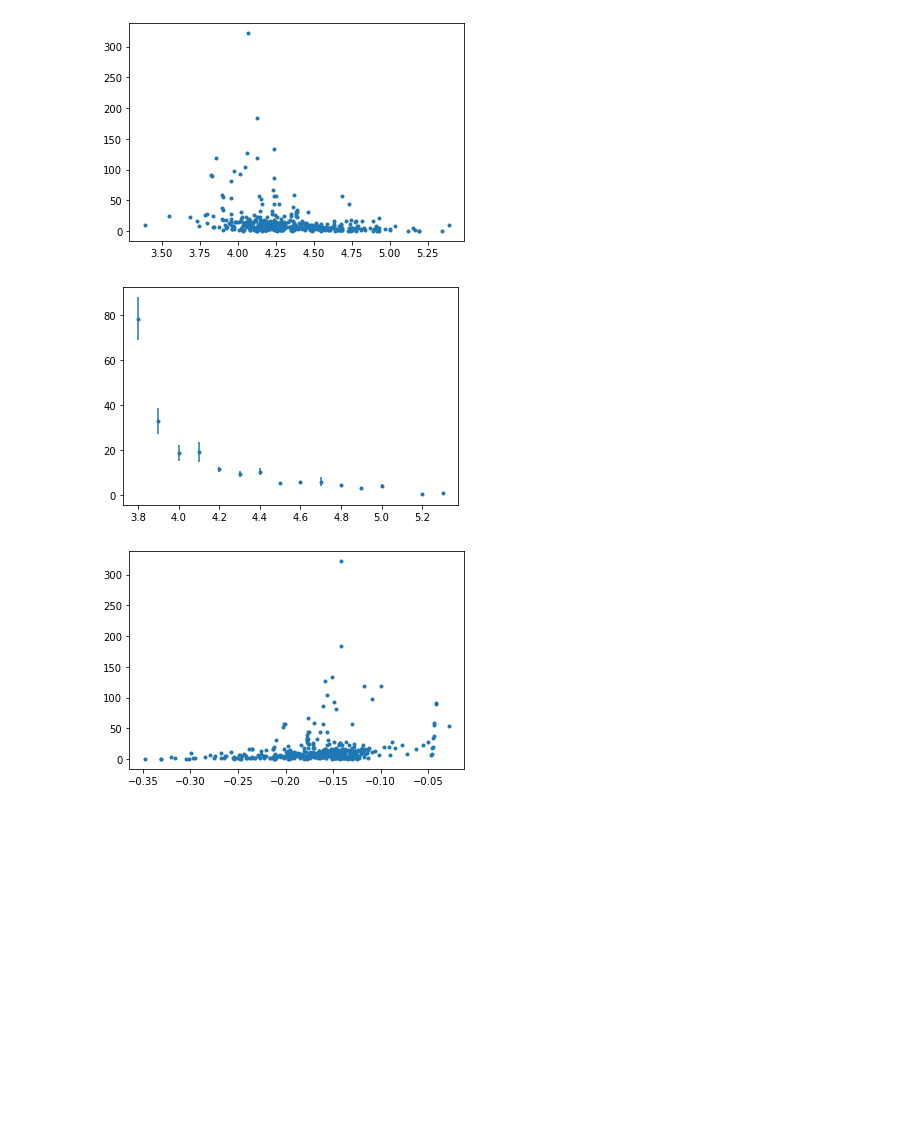
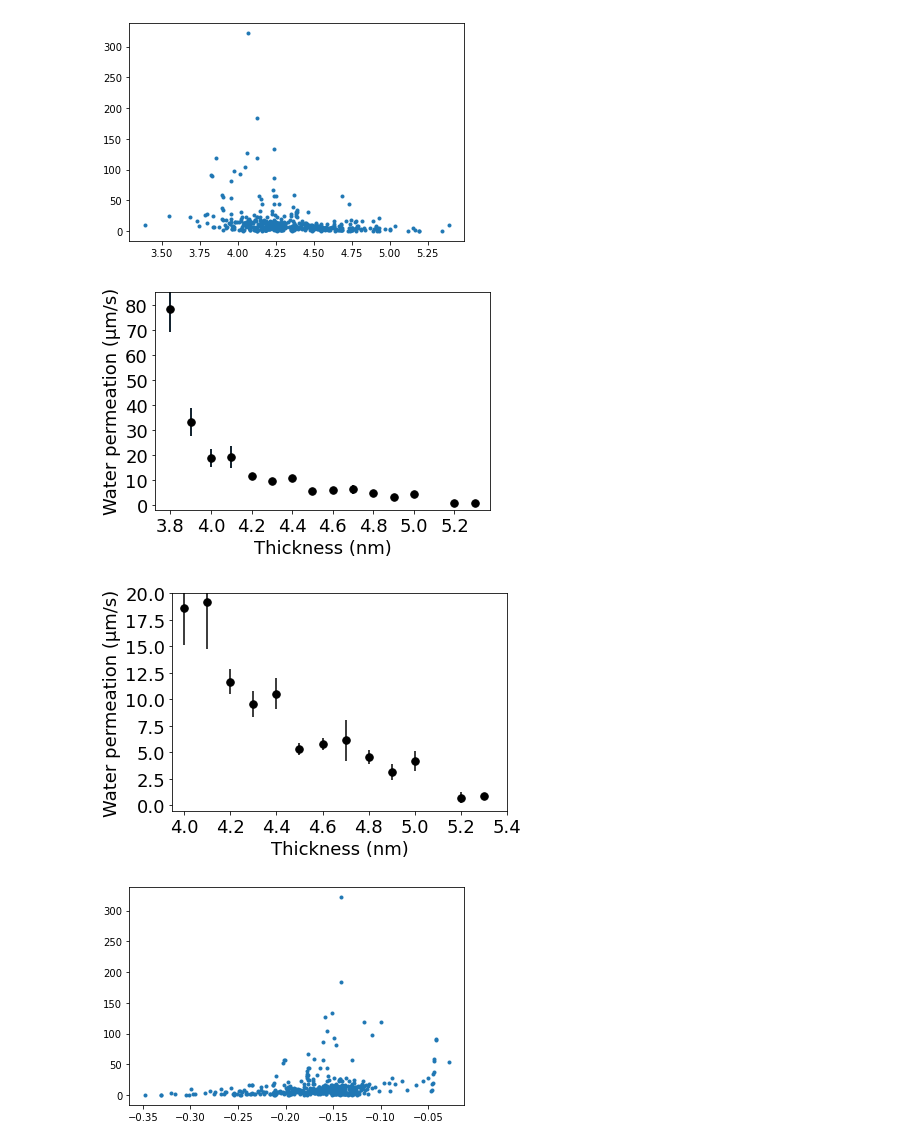
Before and after one commit to NMRLipids/DataBankManuscript, a Jupyter notebook: scripts/plotWaterPermeation.ipynb, the cells around one changed output. Drawn from its saved outputs; the diff is of its cells as text; code cells hidden in the pictures; blank space fills up the shorter version.

```diff
--- a/scripts/plotWaterPermeation.ipynb
+++ b/scripts/plotWaterPermeation.ipynb
@@ -346,9 +365,32 @@ plotCorrelation('thickness','permeation',permeationVStemperature)
 [figure]
 # %%
 result = plotXaveragedData('thickness','permeation',permeationVStemperature,1)
+
+plt.errorbar(result[0],result[1], yerr=result[2], marker = ".", linestyle='', markersize =15, color = 'black')
+plt.xlabel('Thickness (nm)', fontsize = 18)
+plt.xticks(fontsize = 18)
+plt.yticks(fontsize = 18)
+plt.ylabel('Water permeation (\u03bcm/s)', fontsize = 18)
+#plt.xlim([40,66])
+#plt.ylim([-0.5,20])
+plt.ylim([-2,85])
+plt.show()
+
+plt.errorbar(result[0],result[1], yerr=result[2], marker = ".", linestyle='', markersize =15, color = 'black')
+plt.xlabel('Thickness (nm)', fontsize = 18)
+plt.xticks(fontsize = 18)
+plt.yticks(fontsize = 18)
+plt.ylabel('Water permeation (\u03bcm/s)', fontsize = 18)
+plt.xlim([3.95,5.4])
+plt.ylim([-0.5,20])
+#plt.ylim([-2,85])
+plt.show()
+
+#plt.xlim([3.95,5.3])
 #plt.ylim([0,20])
 # %% [output]
-[figure, old version]
+[figure, new version]
+[figure, added]
 # %%
 plotCorrelation('TailOrder','permeation',permeationVStemperature)
 #plt.ylim([0,0.2])
```
Also changed, not shown: parts of 3 cells of this notebook.
